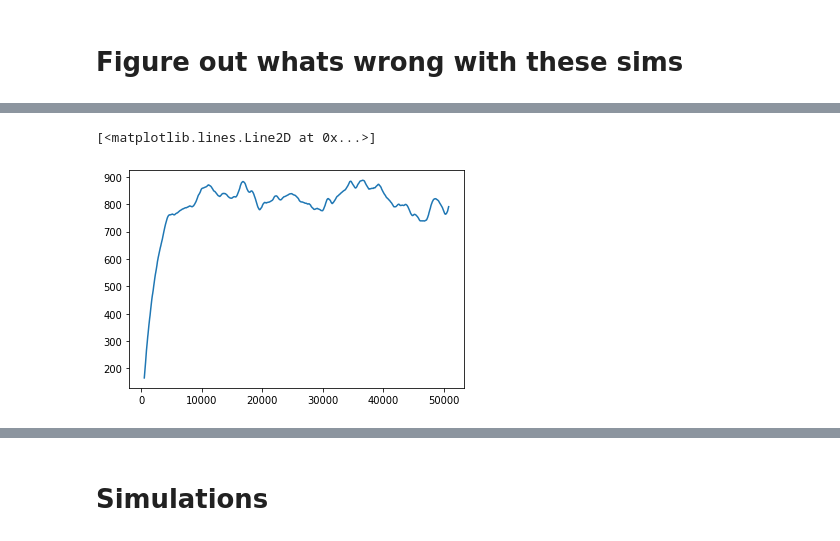
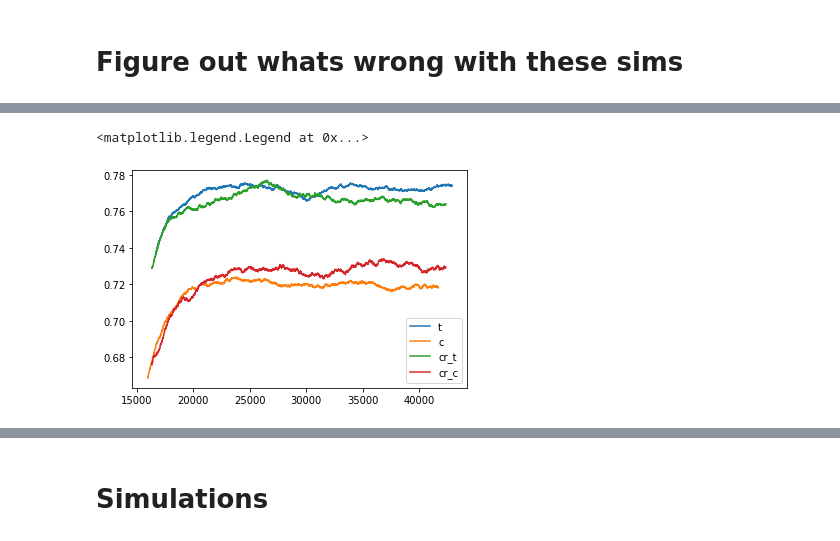
Before and after one commit to johnchrishays/herding-bias, a Jupyter notebook: Sample Numerics and Simulations.ipynb, the cells around one changed output, grey strips where cells are left out. Drawn from its saved outputs; the diff is of its cells as text; code cells hidden in the pictures.

```diff
--- a/Sample Numerics and Simulations.ipynb
+++ b/Sample Numerics and Simulations.ipynb
@@ -131,0 +185,20 @@ mc = sim.run_mc_listing_ids(choice_set_type="alpha",
+# %%
+lam = lams[2]
+cr_params = params['cr_params'][lam]
+
+mc_cr = sim.run_mc_listing_ids(choice_set_type="alpha",
+           n=n_listings,
+           k=None,
+           s_0=copy.copy(s_full),
+           s_full=s_full,
+           T=T_end,
+           thetas=cr_params["rhos_exp"],
+           gammas=cr_params["gammas_exp"],
+           vs=cr_params['v_gammas_exp'],
+           tau=tau,
+           lam_gammas=cr_params['lam_gammas_exp'],
+           alpha=alpha,
+           epsilon=epsilon,
+           run_number=1,
+           herding=herding,
+           recency=recency)["events"]
@@ -162,6 +224,29 @@ plt.plot(rolling_avg)
-# %%
-customer_events = mc[pd.notnull(mc['choice_type'])]
-plt.plot(customer_events['l'].rolling(window=500).mean())
-# %% [output]
-[<matplotlib.lines.Line2D at 0x...>]
-[figure, removed]
+# %%
+def get_rolling_avg(df, window):
+    return (df["choice_type"] != "outside_option").rolling(window=window).mean()
+
+w = 10000
+
+customer_events_t = mc_treat[pd.notnull(mc_treat['choice_type'])]
+rolling_avg_t = get_rolling_avg(customer_events_t, w)
+
+customer_events_c = mc_control[pd.notnull(mc_control['choice_type'])]
+rolling_avg_c = get_rolling_avg(customer_events_c, w)
+
+customer_events_cr_control = mc_cr[pd.notnull(mc_cr['choice_type']) & (mc_cr['customer_type'] == 'c1_control')]
+rolling_avg_cr_control = get_rolling_avg(customer_events_cr_control, int(w/2))
+
+customer_events_cr_treat = mc_cr[pd.notnull(mc_cr['choice_type']) & (mc_cr['customer_type'] == 'c1_treat')]
+rolling_avg_cr_treat = get_rolling_avg(customer_events_cr_treat, int(w/2))
+
+
+
+plt.plot(rolling_avg_t, label="t")
+plt.plot(rolling_avg_c, label="c")
+plt.plot(rolling_avg_cr_treat, label="cr_t")
+plt.plot(rolling_avg_cr_control, label="cr_c")
+
+plt.legend()
+# %% [output]
+<matplotlib.legend.Legend at 0x...>
+[figure, added]
```
Also changed, not shown: parts of 19 cells of this notebook.
